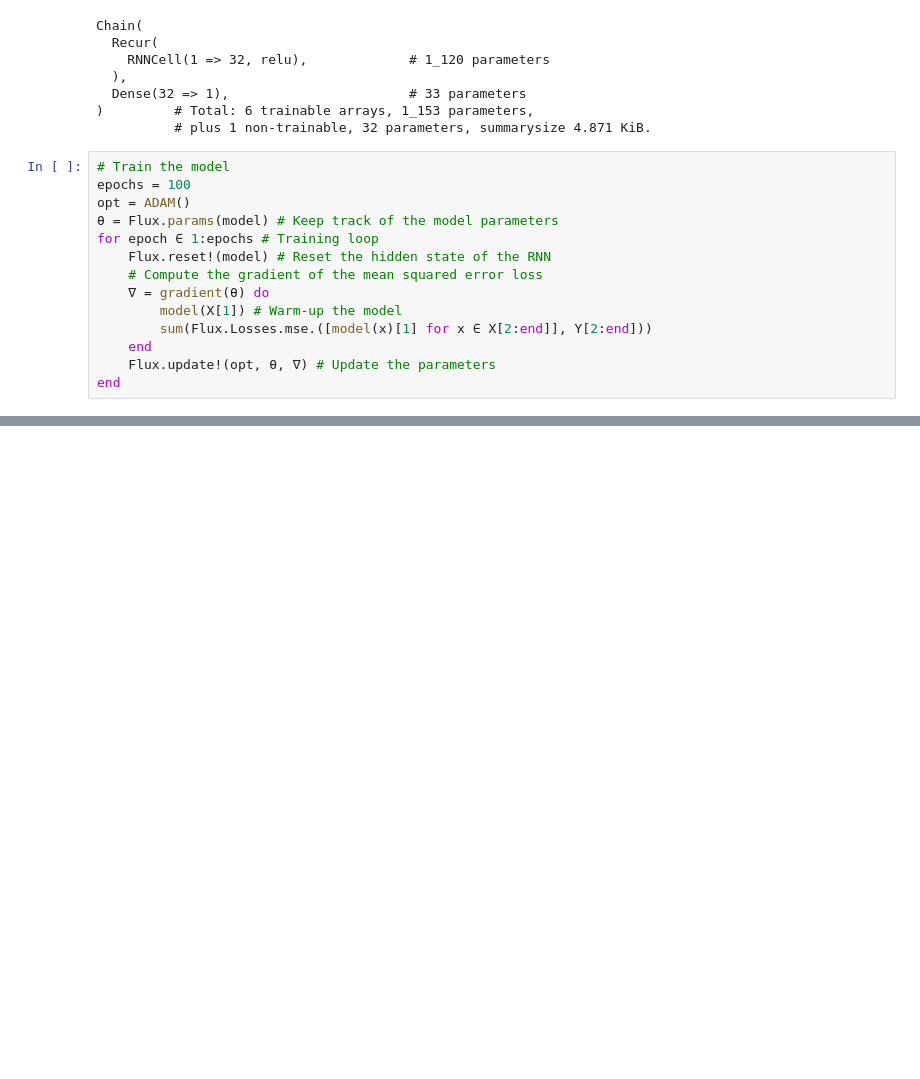
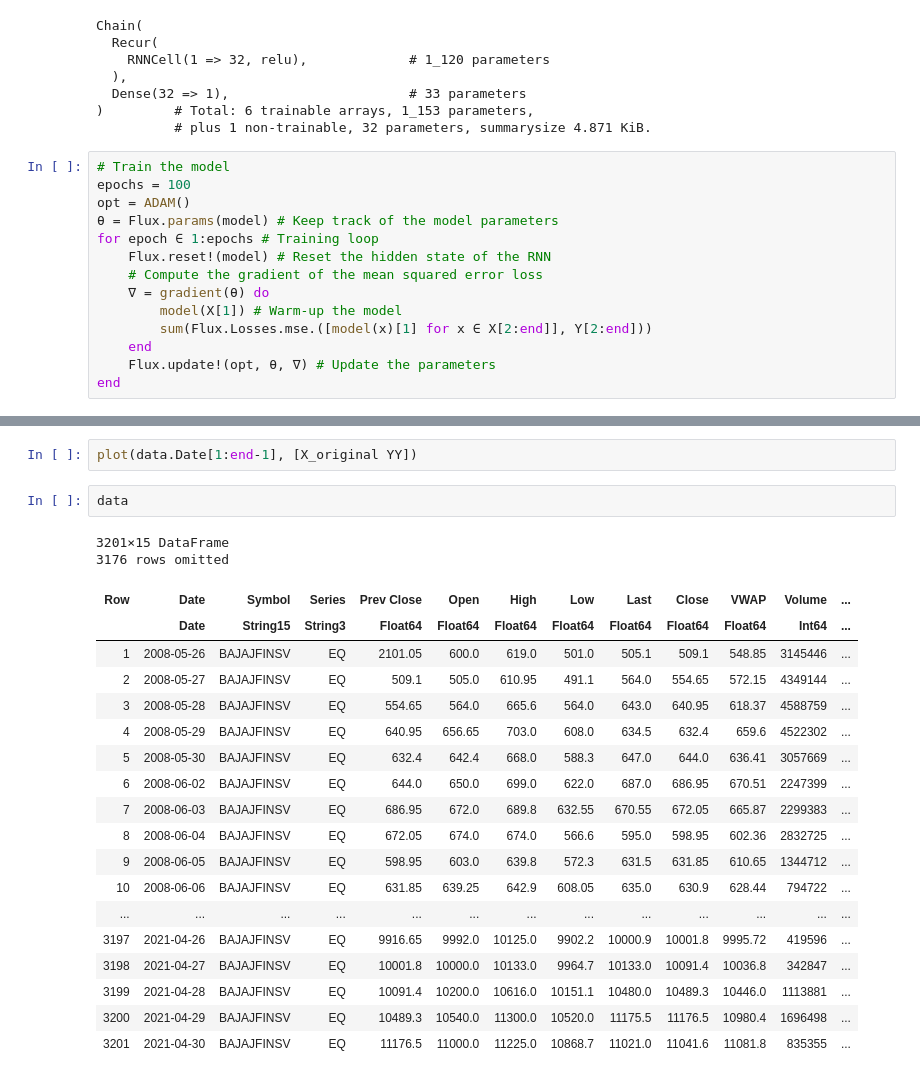
Before and after one commit to isimo00/ADM-NN-time-series, a Jupyter notebook: code_test.ipynb, the cells around one changed output, grey strips where cells are left out. Saved outputs shown, nothing was run; the diff lists cells and outputs as text; blank space fills up the shorter version.

```diff
--- a/code_test.ipynb
+++ b/code_test.ipynb
@@ -235,0 +260,25 @@ end
+# %%
+plot(data.Date[1:end-1], [X_original YY])
+# %%
+data
+# %% [output]
+3201×15 DataFrame
+3176 rows omitted
+| Row | Date | Symbol | Series | Prev Close | Open | High | Low | Last | Close | VWAP | Volume | ... |
+|  | Date | String15 | String3 | Float64 | Float64 | Float64 | Float64 | Float64 | Float64 | Float64 | Int64 | ... |
+| 1 | 2008-05-26 | BAJAJFINSV | EQ | 2101.05 | 600.0 | 619.0 | 501.0 | 505.1 | 509.1 | 548.85 | 3145446 | ... |
+| 2 | 2008-05-27 | BAJAJFINSV | EQ | 509.1 | 505.0 | 610.95 | 491.1 | 564.0 | 554.65 | 572.15 | 4349144 | ... |
+| 3 | 2008-05-28 | BAJAJFINSV | EQ | 554.65 | 564.0 | 665.6 | 564.0 | 643.0 | 640.95 | 618.37 | 4588759 | ... |
+| 4 | 2008-05-29 | BAJAJFINSV | EQ | 640.95 | 656.65 | 703.0 | 608.0 | 634.5 | 632.4 | 659.6 | 4522302 | ... |
+| 5 | 2008-05-30 | BAJAJFINSV | EQ | 632.4 | 642.4 | 668.0 | 588.3 | 647.0 | 644.0 | 636.41 | 3057669 | ... |
+| 6 | 2008-06-02 | BAJAJFINSV | EQ | 644.0 | 650.0 | 699.0 | 622.0 | 687.0 | 686.95 | 670.51 | 2247399 | ... |
+| 7 | 2008-06-03 | BAJAJFINSV | EQ | 686.95 | 672.0 | 689.8 | 632.55 | 670.55 | 672.05 | 665.87 | 2299383 | ... |
+| 8 | 2008-06-04 | BAJAJFINSV | EQ | 672.05 | 674.0 | 674.0 | 566.6 | 595.0 | 598.95 | 602.36 | 2832725 | ... |
+| 9 | 2008-06-05 | BAJAJFINSV | EQ | 598.95 | 603.0 | 639.8 | 572.3 | 631.5 | 631.85 | 610.65 | 1344712 | ... |
+| 10 | 2008-06-06 | BAJAJFINSV | EQ | 631.85 | 639.25 | 642.9 | 608.05 | 635.0 | 630.9 | 628.44 | 794722 | ... |
+| ... | ... | ... | ... | ... | ... | ... | ... | ... | ... | ... | ... | ... |
+| 3197 | 2021-04-26 | BAJAJFINSV | EQ | 9916.65 | 9992.0 | 10125.0 | 9902.2 | 10000.9 | 10001.8 | 9995.72 | 419596 | ... |
+| 3198 | 2021-04-27 | BAJAJFINSV | EQ | 10001.8 | 10000.0 | 10133.0 | 9964.7 | 10133.0 | 10091.4 | 10036.8 | 342847 | ... |
+| 3199 | 2021-04-28 | BAJAJFINSV | EQ | 10091.4 | 10200.0 | 10616.0 | 10151.1 | 10480.0 | 10489.3 | 10446.0 | 1113881 | ... |
+| 3200 | 2021-04-29 | BAJAJFINSV | EQ | 10489.3 | 10540.0 | 11300.0 | 10520.0 | 11175.5 | 11176.5 | 10980.4 | 1696498 | ... |
+| 3201 | 2021-04-30 | BAJAJFINSV | EQ | 11176.5 | 11000.0 | 11225.0 | 10868.7 | 11021.0 | 11041.6 | 11081.8 | 835355 | ... |
```
Also changed, not shown: parts of 5 cells of this notebook, 1 other file.
